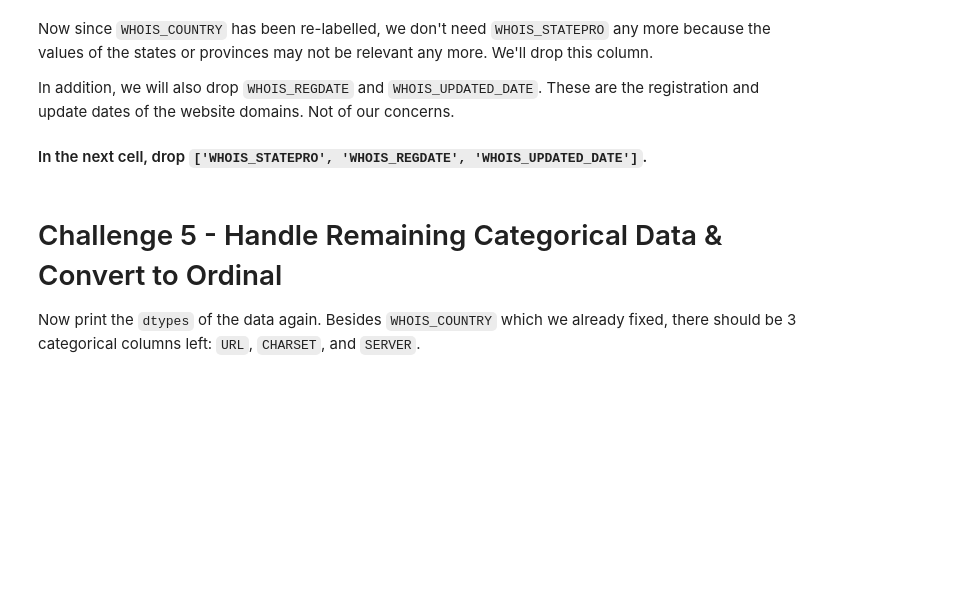
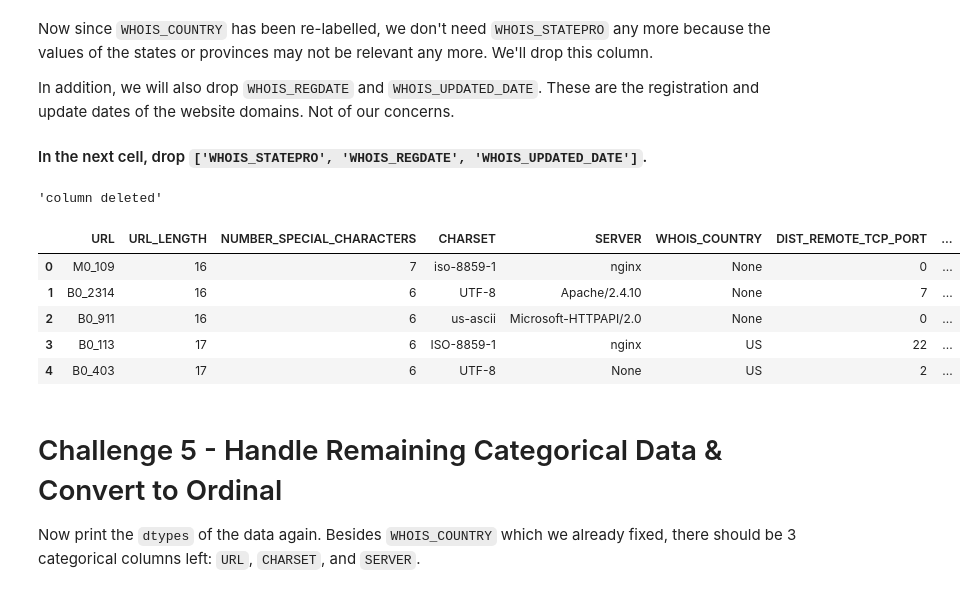
Before and after one commit to alvaro-saez/dataptmad1121_labs, a Jupyter notebook: module-3/supervised-learning/your-code/[supervised-learning] Alvaro Saez.ipynb, the cells around one changed output. Saved outputs shown, nothing was run; the diff lists cells and outputs as text; code cells hidden in the pictures; blank space fills up the shorter version.

```diff
--- a/module-3/supervised-learning/your-code/[supervised-learning] Alvaro Saez.ipynb
+++ b/module-3/supervised-learning/your-code/[supervised-learning] Alvaro Saez.ipynb
@@ -273,0 +314,2 @@ How to handle string columns is always case by case. Let's start by working on `
+# %%
+websites["WHOIS_COUNTRY"] = websites["WHOIS_COUNTRY"].apply(countries_codes)
@@ -283,0 +351,3 @@ The `WHOIS_COUNTRY` column happens to be this case. You can verify it by print a
+# %%
+country_less_list = websites["WHOIS_COUNTRY"].value_counts()[10:len(websites["WHOIS_COUNTRY"].value_counts())].index.tolist()
+country_less_list
@@ -287,0 +374,9 @@ The `WHOIS_COUNTRY` column happens to be this case. You can verify it by print a
+# %%
+# Your code here
+def country_other(country):
+    if country in country_less_list:
+        return "other"
+    else:
+        return country
+# %%
+websites["WHOIS_COUNTRY"] = websites["WHOIS_COUNTRY"].apply(country_other)
@@ -293,6 +393,20 @@ In addition, we will also drop `WHOIS_REGDATE` and `WHOIS_UPDATED_DATE`. These a
 #### In the next cell, drop `['WHOIS_STATEPRO', 'WHOIS_REGDATE', 'WHOIS_UPDATED_DATE']`.
 # %%
 # Your code here
+delete_column(websites, "WHOIS_STATEPRO")
+delete_column(websites, "WHOIS_REGDATE")
+delete_column(websites, "WHOIS_UPDATED_DATE")
+# %% [output]
+'column deleted'
+# %%
+websites.head()
+# %% [output]
+|  | URL | URL_LENGTH | NUMBER_SPECIAL_CHARACTERS | CHARSET | SERVER | WHOIS_COUNTRY | DIST_REMOTE_TCP_PORT | ... |
+| 0 | M0_109 | 16 | 7 | iso-8859-1 | nginx | None | 0 | ... |
+| 1 | B0_2314 | 16 | 6 | UTF-8 | Apache/2.4.10 | None | 7 | ... |
+| 2 | B0_911 | 16 | 6 | us-ascii | Microsoft-HTTPAPI/2.0 | None | 0 | ... |
+| 3 | B0_113 | 17 | 6 | ISO-8859-1 | nginx | US | 22 | ... |
+| 4 | B0_403 | 17 | 6 | UTF-8 | None | US | 2 | ... |
 # %% [markdown]
 # Challenge 5 - Handle Remaining Categorical Data & Convert to Ordinal
 
```
Also changed, not shown: parts of 20 cells of this notebook.
